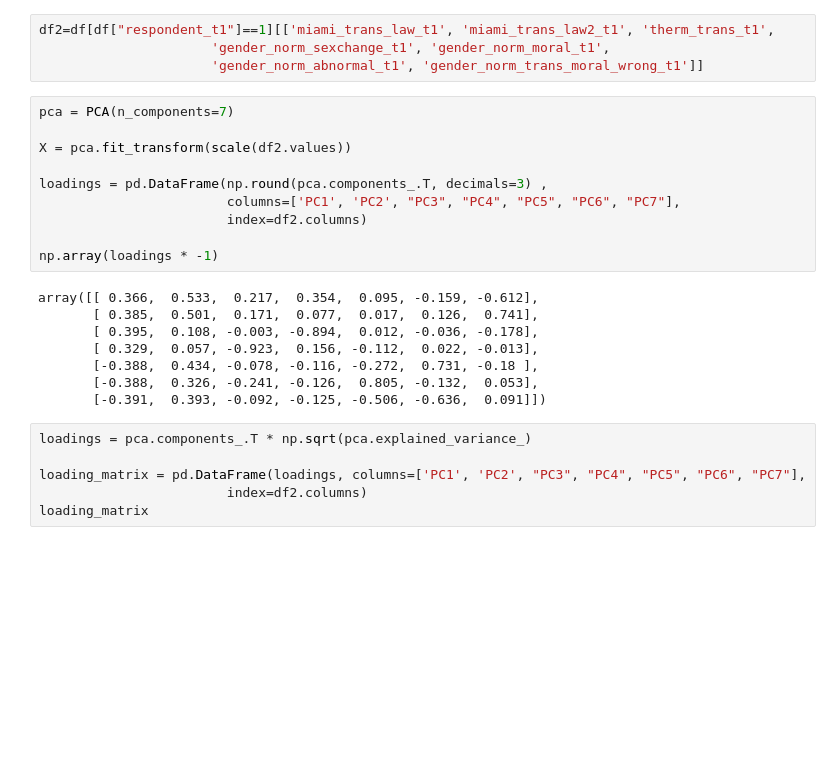
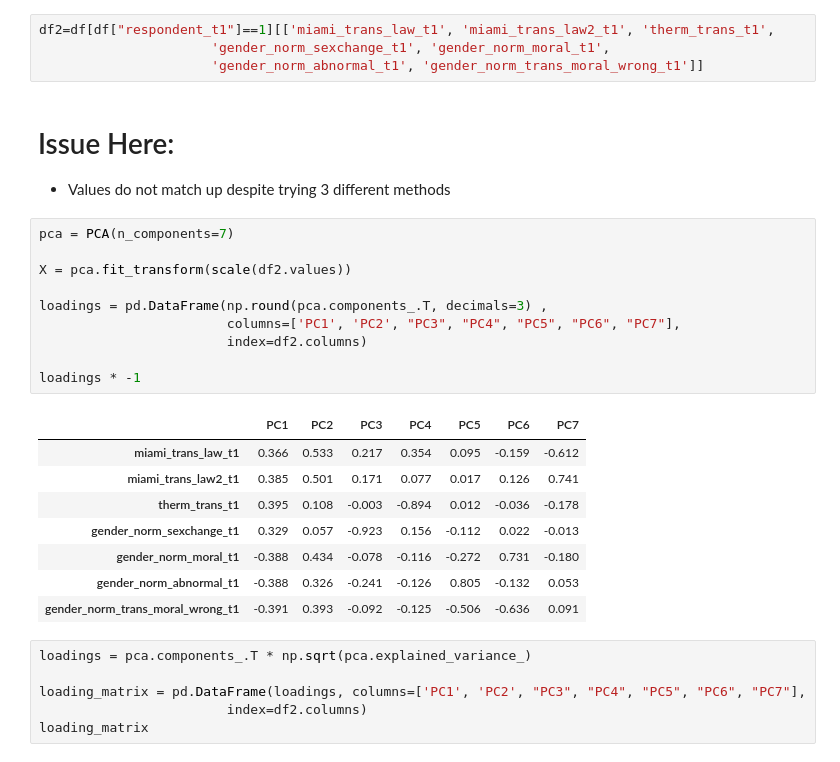
Before and after one commit to ds-modules/PS-88-21-DEV, a Jupyter notebook: lab/kalla_broockman/R2Python.ipynb, the cells around one changed output. Cells and saved outputs as stored; diff of their text form; blank space fills up the shorter version.

```diff
--- a/lab/kalla_broockman/R2Python.ipynb
+++ b/lab/kalla_broockman/R2Python.ipynb
@@ -70,24 +70,28 @@ from factor_analyzer import FactorAnalyzer
 df2=df[df["respondent_t1"]==1][['miami_trans_law_t1', 'miami_trans_law2_t1', 'therm_trans_t1',
                       'gender_norm_sexchange_t1', 'gender_norm_moral_t1',
                       'gender_norm_abnormal_t1', 'gender_norm_trans_moral_wrong_t1']]
+# %% [markdown]
+# Issue Here:
+* Values do not match up despite trying 3 different methods
 # %%
 pca = PCA(n_components=7)
 
 X = pca.fit_transform(scale(df2.values))
 
 loadings = pd.DataFrame(np.round(pca.components_.T, decimals=3) ,
                         columns=['PC1', 'PC2', "PC3", "PC4", "PC5", "PC6", "PC7"],
                         index=df2.columns)
 
-np.array(loadings * -1)
+loadings * -1
 # %% [output]
-array([[ 0.366,  0.533,  0.217,  0.354,  0.095, -0.159, -0.612],
-       [ 0.385,  0.501,  0.171,  0.077,  0.017,  0.126,  0.741],
-       [ 0.395,  0.108, -0.003, -0.894,  0.012, -0.036, -0.178],
-       [ 0.329,  0.057, -0.923,  0.156, -0.112,  0.022, -0.013],
-       [-0.388,  0.434, -0.078, -0.116, -0.272,  0.731, -0.18 ],
-       [-0.388,  0.326, -0.241, -0.126,  0.805, -0.132,  0.053],
-       [-0.391,  0.393, -0.092, -0.125, -0.506, -0.636,  0.091]])
+|  | PC1 | PC2 | PC3 | PC4 | PC5 | PC6 | PC7 |
+| miami_trans_law_t1 | 0.366 | 0.533 | 0.217 | 0.354 | 0.095 | -0.159 | -0.612 |
+| miami_trans_law2_t1 | 0.385 | 0.501 | 0.171 | 0.077 | 0.017 | 0.126 | 0.741 |
+| therm_trans_t1 | 0.395 | 0.108 | -0.003 | -0.894 | 0.012 | -0.036 | -0.178 |
+| gender_norm_sexchange_t1 | 0.329 | 0.057 | -0.923 | 0.156 | -0.112 | 0.022 | -0.013 |
+| gender_norm_moral_t1 | -0.388 | 0.434 | -0.078 | -0.116 | -0.272 | 0.731 | -0.180 |
+| gender_norm_abnormal_t1 | -0.388 | 0.326 | -0.241 | -0.126 | 0.805 | -0.132 | 0.053 |
+| gender_norm_trans_moral_wrong_t1 | -0.391 | 0.393 | -0.092 | -0.125 | -0.506 | -0.636 | 0.091 |
 # %%
 loadings = pca.components_.T * np.sqrt(pca.explained_variance_)
 
```
